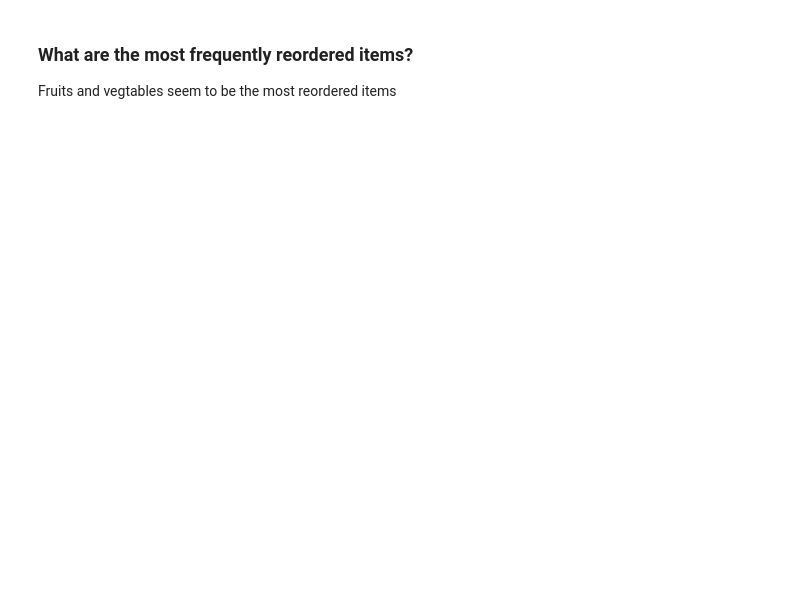
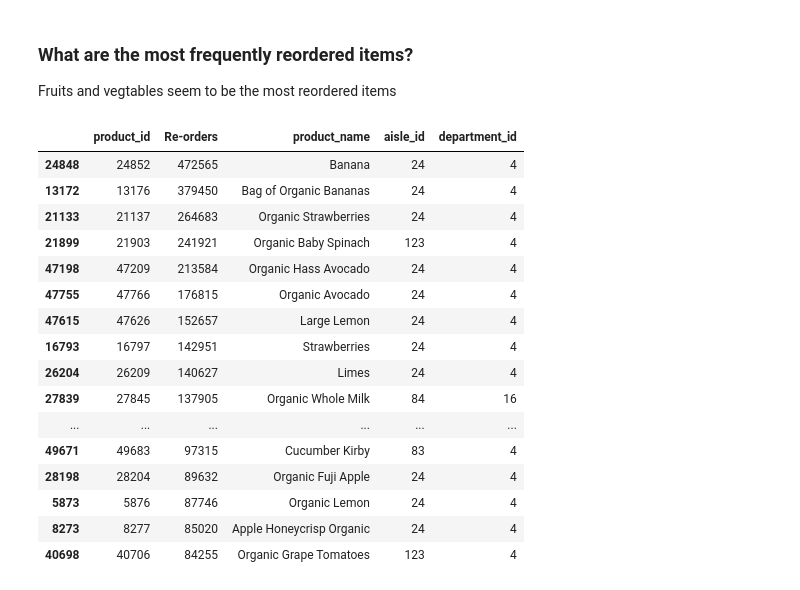
Before and after one commit to vsmalladi/kaggle_instacart, a Jupyter notebook: data_exploration.ipynb, the cells around one changed output. Drawn from its saved outputs; the diff is of its cells as text; code cells hidden in the pictures; blank space fills up the shorter version.

```diff
--- a/data_exploration.ipynb
+++ b/data_exploration.ipynb
@@ -69,7 +72,25 @@ print products_order.mean()
 Fruits and vegtables seem to be the most reordered items
 # %%
 # Merge orders and products
-orders_prior_by_products = order_products_prior.merge(orders_prior)
+orders_prior_by_products = order_products_prior.merge(orders_prior)[['order_id','product_id','reordered']]
 orders_grouped_product = orders_prior_by_products.groupby(["product_id"])["reordered"].aggregate({'Re-orders': 'count'}).reset_index()
 orders_grouped_products = orders_grouped_product.merge(products).sort_values(by=['Re-orders'], ascending=False)
 orders_grouped_products.head(20)
+# %% [output]
+|  | product_id | Re-orders | product_name | aisle_id | department_id |
+| 24848 | 24852 | 472565 | Banana | 24 | 4 |
+| 13172 | 13176 | 379450 | Bag of Organic Bananas | 24 | 4 |
+| 21133 | 21137 | 264683 | Organic Strawberries | 24 | 4 |
+| 21899 | 21903 | 241921 | Organic Baby Spinach | 123 | 4 |
+| 47198 | 47209 | 213584 | Organic Hass Avocado | 24 | 4 |
+| 47755 | 47766 | 176815 | Organic Avocado | 24 | 4 |
+| 47615 | 47626 | 152657 | Large Lemon | 24 | 4 |
+| 16793 | 16797 | 142951 | Strawberries | 24 | 4 |
+| 26204 | 26209 | 140627 | Limes | 24 | 4 |
+| 27839 | 27845 | 137905 | Organic Whole Milk | 84 | 16 |
+| ... | ... | ... | ... | ... | ... |
+| 49671 | 49683 | 97315 | Cucumber Kirby | 83 | 4 |
+| 28198 | 28204 | 89632 | Organic Fuji Apple | 24 | 4 |
+| 5873 | 5876 | 87746 | Organic Lemon | 24 | 4 |
+| 8273 | 8277 | 85020 | Apple Honeycrisp Organic | 24 | 4 |
+| 40698 | 40706 | 84255 | Organic Grape Tomatoes | 123 | 4 |
```
Also changed, not shown: parts of 3 cells of this notebook.
